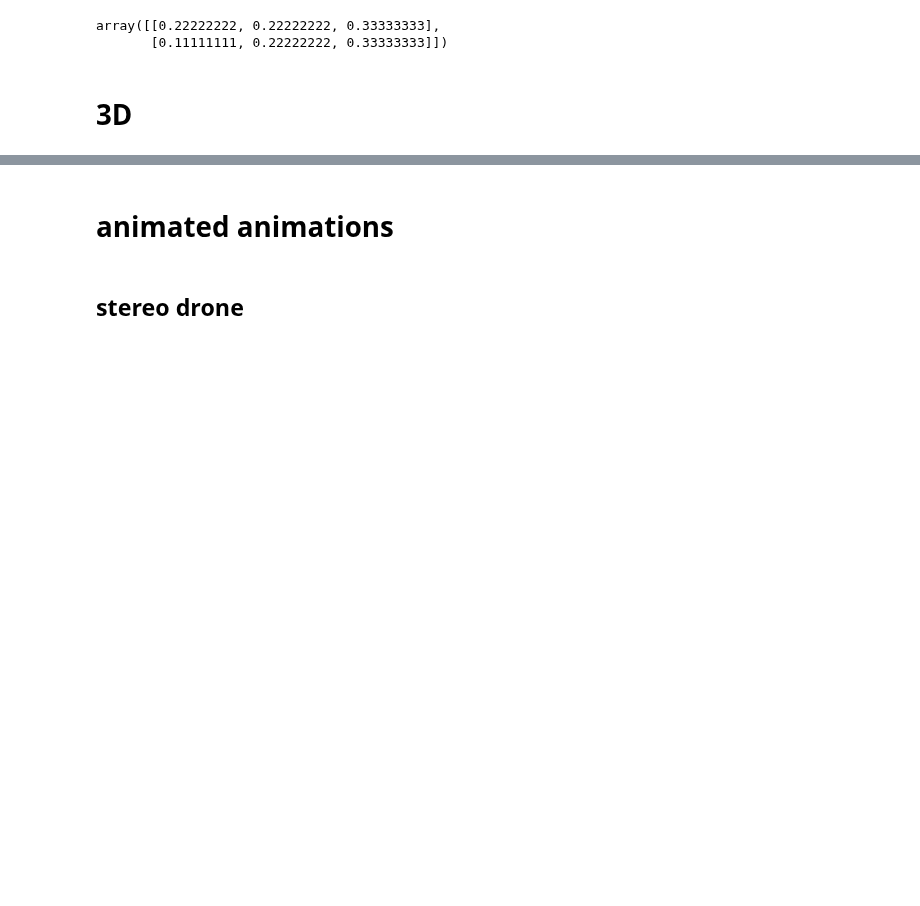
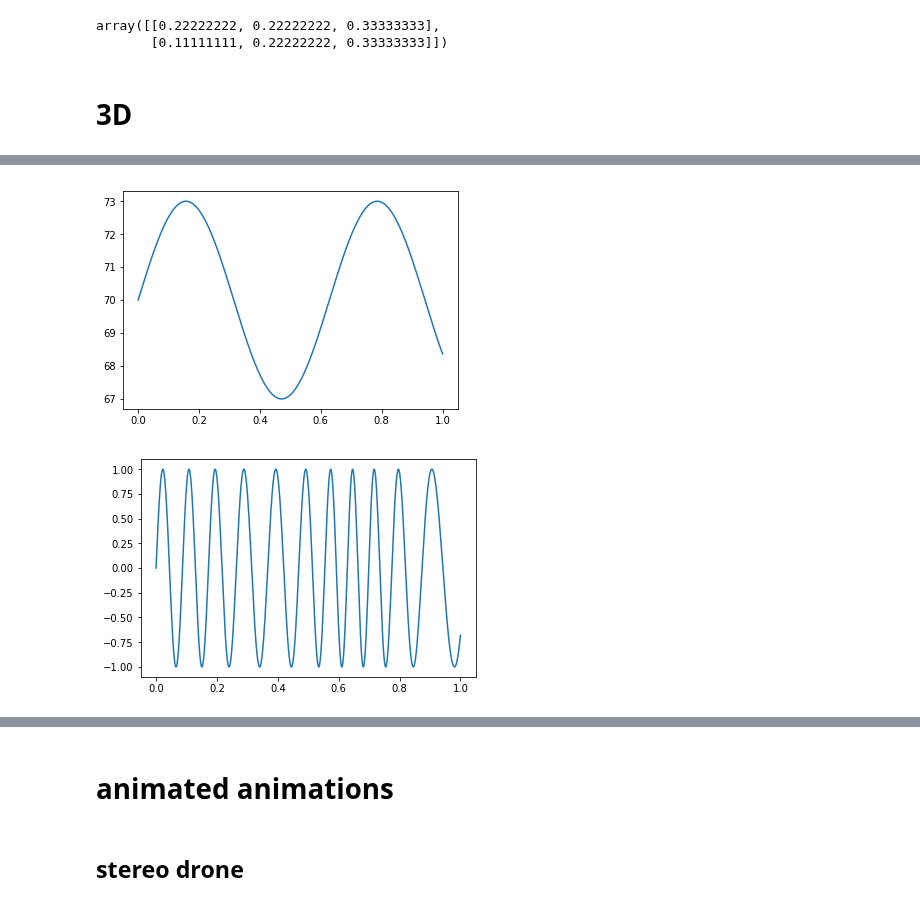
Before and after one commit to nuru-nu/moyo, a Jupyter notebook: notebooks/animations.ipynb, the cells around one changed output, grey strips where cells are left out. Drawn from its saved outputs; the diff is of its cells as text; code cells hidden in the pictures; blank space fills up the shorter version.

```diff
--- a/notebooks/animations.ipynb
+++ b/notebooks/animations.ipynb
@@ -138,0 +201,10 @@ array([[ 0.0083513 ,  0.1266315 ,  0.04093646],
+# %%
+x = np.linspace(0, 1, 1000)
+
+w = 70 + 3 * np.sin(10*x)
+plt.plot(x, w)
+plt.figure()
+plt.plot(x, np.sin(x * w));
+# %% [output]
+[figure, added]
+[figure, added]
```
Also changed, not shown: parts of 17 cells of this notebook, 1 other file.
